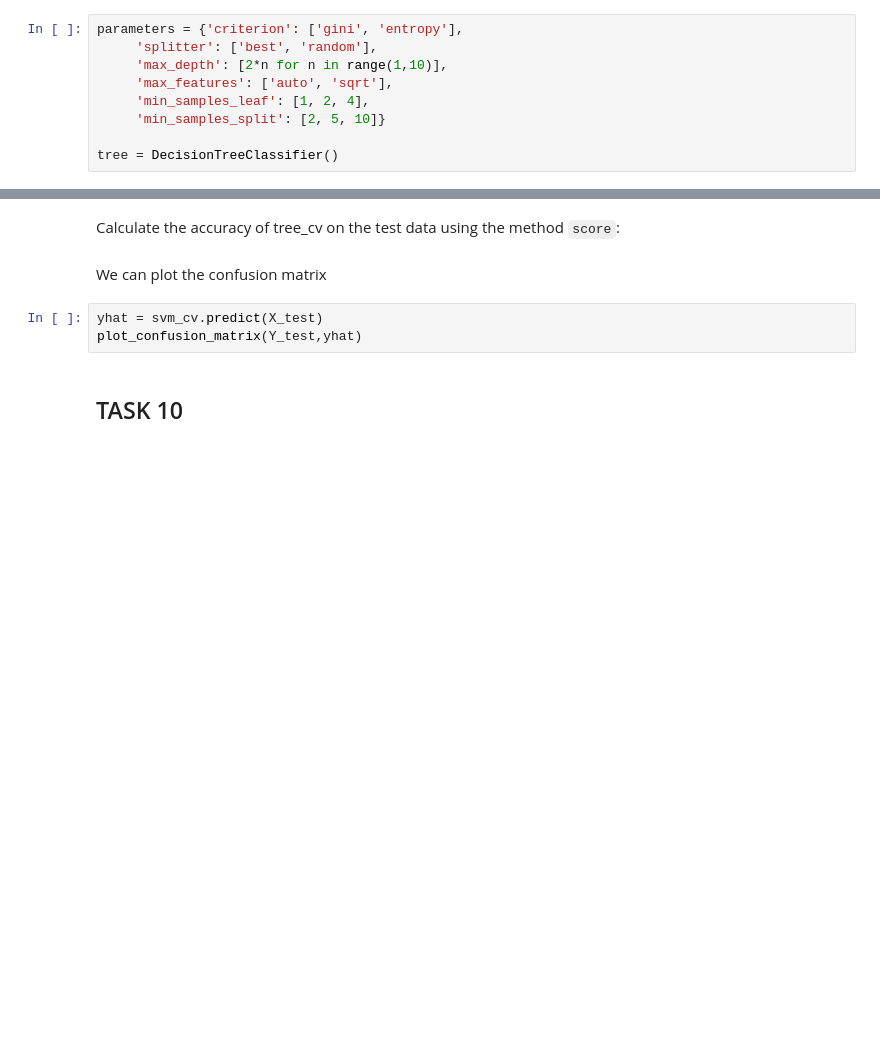
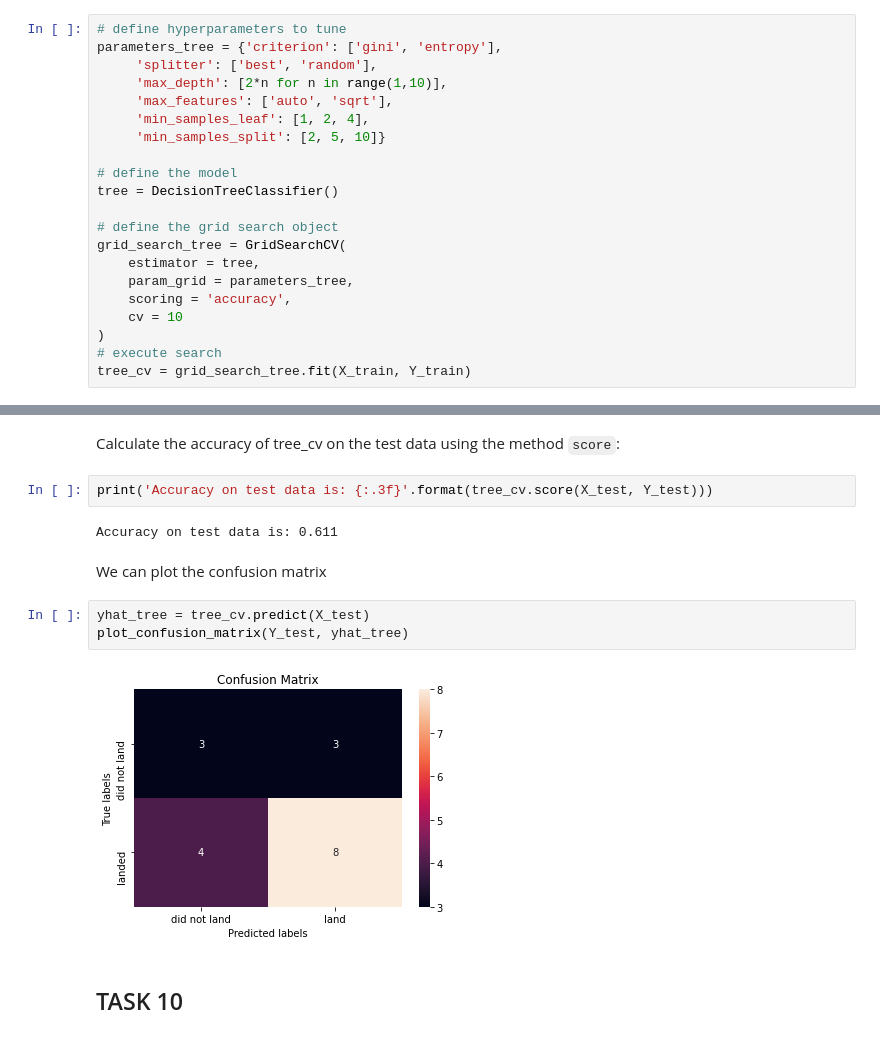
Before and after one commit to chuksoo/IBM-Data-Science-Capstone-SpaceX, a Jupyter notebook: Machine Learning Prediction.ipynb, the cells around one changed output, grey strips where cells are left out. Cells and saved outputs as stored; diff of their text form; blank space fills up the shorter version.

```diff
--- a/Machine Learning Prediction.ipynb
+++ b/Machine Learning Prediction.ipynb
@@ -170,12 +252,24 @@ plot_confusion_matrix(Y_test,yhat)
 # %% [markdown]
 Create a decision tree classifier object then  create a  <code>GridSearchCV</code> object  <code>tree_cv</code> with cv = 10.  Fit the object to find the best parameters from the dictionary <code>parameters</code>.
 # %%
-parameters = {'criterion': ['gini', 'entropy'],
+# define hyperparameters to tune
+parameters_tree = {'criterion': ['gini', 'entropy'],
      'splitter': ['best', 'random'],
      'max_depth': [2*n for n in range(1,10)],
      'max_features': ['auto', 'sqrt'],
      'min_samples_leaf': [1, 2, 4],
      'min_samples_split': [2, 5, 10]}
 
+# define the model
 tree = DecisionTreeClassifier()
+
+# define the grid search object
+grid_search_tree = GridSearchCV(
+    estimator = tree,
+    param_grid = parameters_tree,
+    scoring = 'accuracy',
+    cv = 10
+)
+# execute search
+tree_cv = grid_search_tree.fit(X_train, Y_train)
 # %%
@@ -185,11 +282,17 @@ print("accuracy :",tree_cv.best_score_)
 ## TASK  9
 # %% [markdown]
 Calculate the accuracy of tree_cv on the test data using the method <code>score</code>:
+# %%
+print('Accuracy on test data is: {:.3f}'.format(tree_cv.score(X_test, Y_test)))
+# %% [output]
+Accuracy on test data is: 0.611
 # %% [markdown]
 We can plot the confusion matrix
 # %%
-yhat = svm_cv.predict(X_test)
-plot_confusion_matrix(Y_test,yhat)
+yhat_tree = tree_cv.predict(X_test)
+plot_confusion_matrix(Y_test, yhat_tree)
+# %% [output]
+[figure, added]
 # %% [markdown]
 ## TASK  10
 # %% [markdown]
```
Also changed, not shown: parts of 24 cells of this notebook.
